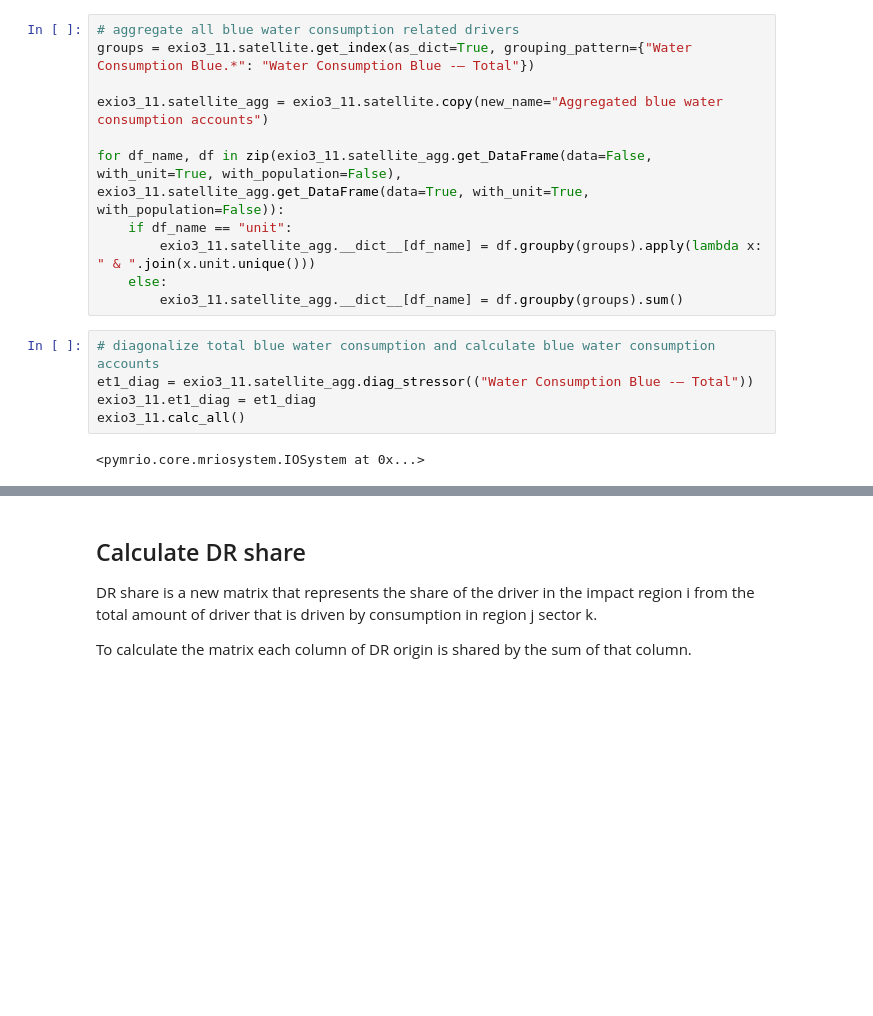
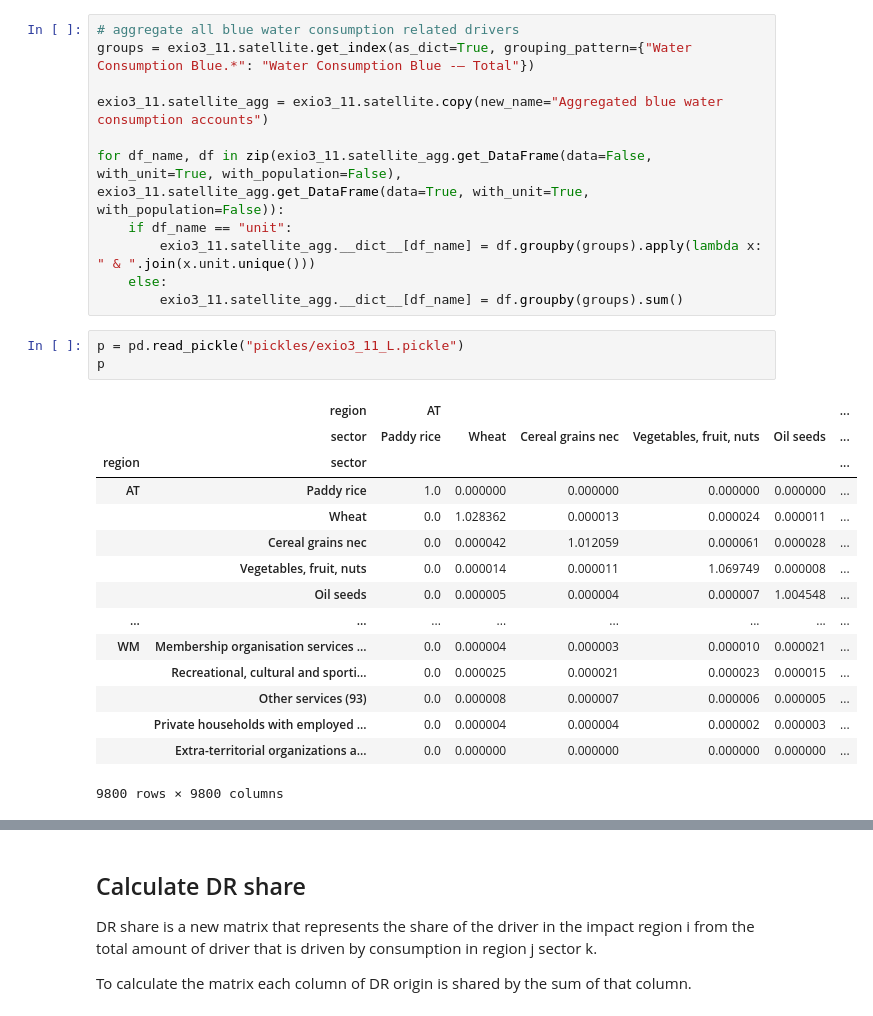
Before and after one commit to tterimaa/pdf-calculation, a Jupyter notebook: pdf-water.ipynb, the cells around one changed output, grey strips where cells are left out. Drawn from its saved outputs; the diff is of its cells as text; blank space fills up the shorter version.

```diff
--- a/pdf-water.ipynb
+++ b/pdf-water.ipynb
@@ -39,10 +39,22 @@ exio3_11.satellite_agg.get_DataFrame(data=True, with_unit=True, with_population=
         exio3_11.satellite_agg.__dict__[df_name] = df.groupby(groups).apply(lambda x: " & ".join(x.unit.unique()))
     else:
         exio3_11.satellite_agg.__dict__[df_name] = df.groupby(groups).sum()
-# %%
-# diagonalize total blue water consumption and calculate blue water consumption accounts
-et1_diag = exio3_11.satellite_agg.diag_stressor(("Water Consumption Blue -– Total"))
-exio3_11.et1_diag = et1_diag
-exio3_11.calc_all()
-# %% [output]
-<pymrio.core.mriosystem.IOSystem at 0x...>
+# %%
+p = pd.read_pickle("pickles/exio3_11_L.pickle")
+p
+# %% [output]
+|  | region | AT |  |  |  |  | ... |
+|  | sector | Paddy rice | Wheat | Cereal grains nec | Vegetables, fruit, nuts | Oil seeds | ... |
+| region | sector |  |  |  |  |  | ... |
+| AT | Paddy rice | 1.0 | 0.000000 | 0.000000 | 0.000000 | 0.000000 | ... |
+|  | Wheat | 0.0 | 1.028362 | 0.000013 | 0.000024 | 0.000011 | ... |
+|  | Cereal grains nec | 0.0 | 0.000042 | 1.012059 | 0.000061 | 0.000028 | ... |
+|  | Vegetables, fruit, nuts | 0.0 | 0.000014 | 0.000011 | 1.069749 | 0.000008 | ... |
+|  | Oil seeds | 0.0 | 0.000005 | 0.000004 | 0.000007 | 1.004548 | ... |
+| ... | ... | ... | ... | ... | ... | ... | ... |
+| WM | Membership organisation services ... | 0.0 | 0.000004 | 0.000003 | 0.000010 | 0.000021 | ... |
+|  | Recreational, cultural and sporti... | 0.0 | 0.000025 | 0.000021 | 0.000023 | 0.000015 | ... |
+|  | Other services (93) | 0.0 | 0.000008 | 0.000007 | 0.000006 | 0.000005 | ... |
+|  | Private households with employed ... | 0.0 | 0.000004 | 0.000004 | 0.000002 | 0.000003 | ... |
+|  | Extra-territorial organizations a... | 0.0 | 0.000000 | 0.000000 | 0.000000 | 0.000000 | ... |
+9800 rows × 9800 columns
```
Also changed, not shown: parts of 10 cells of this notebook, 2 other files.
